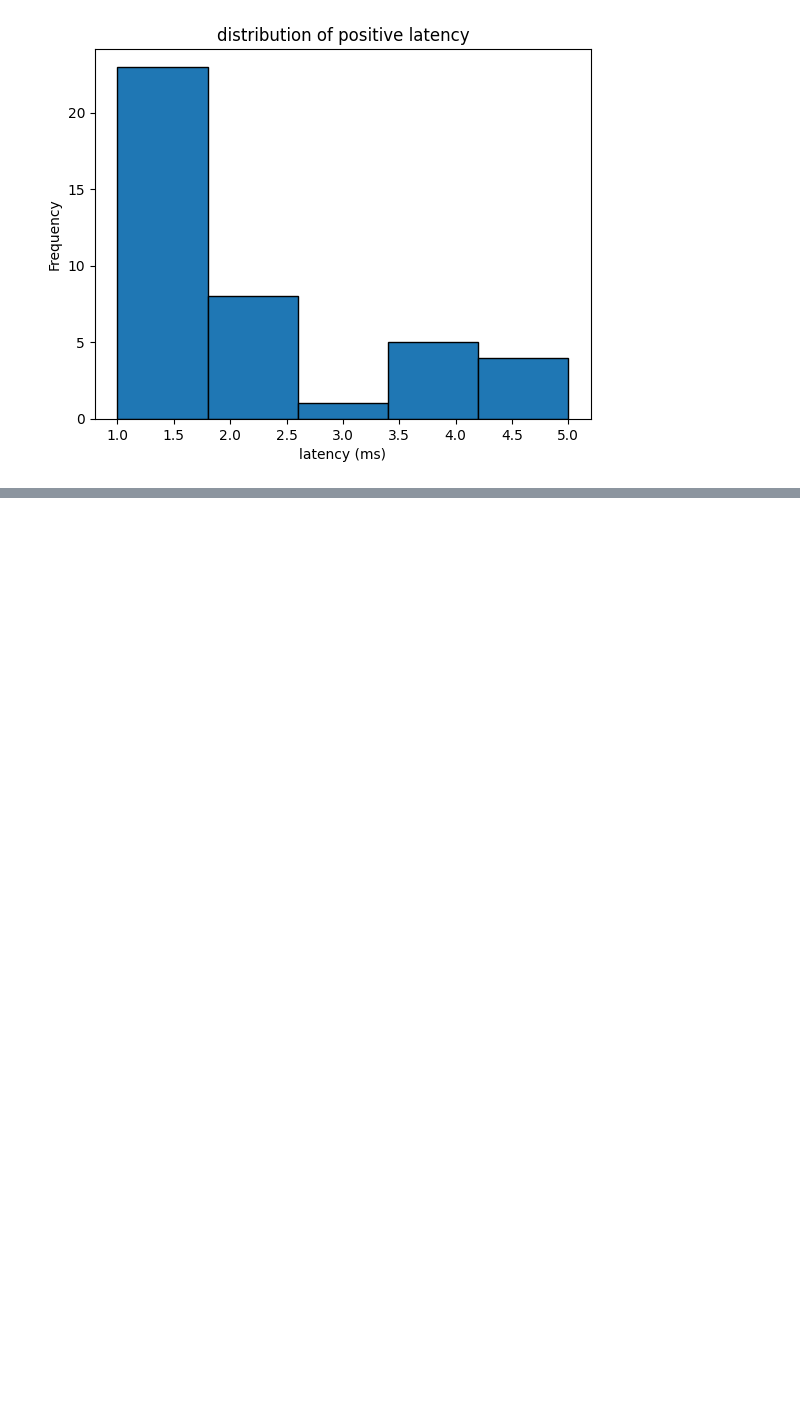
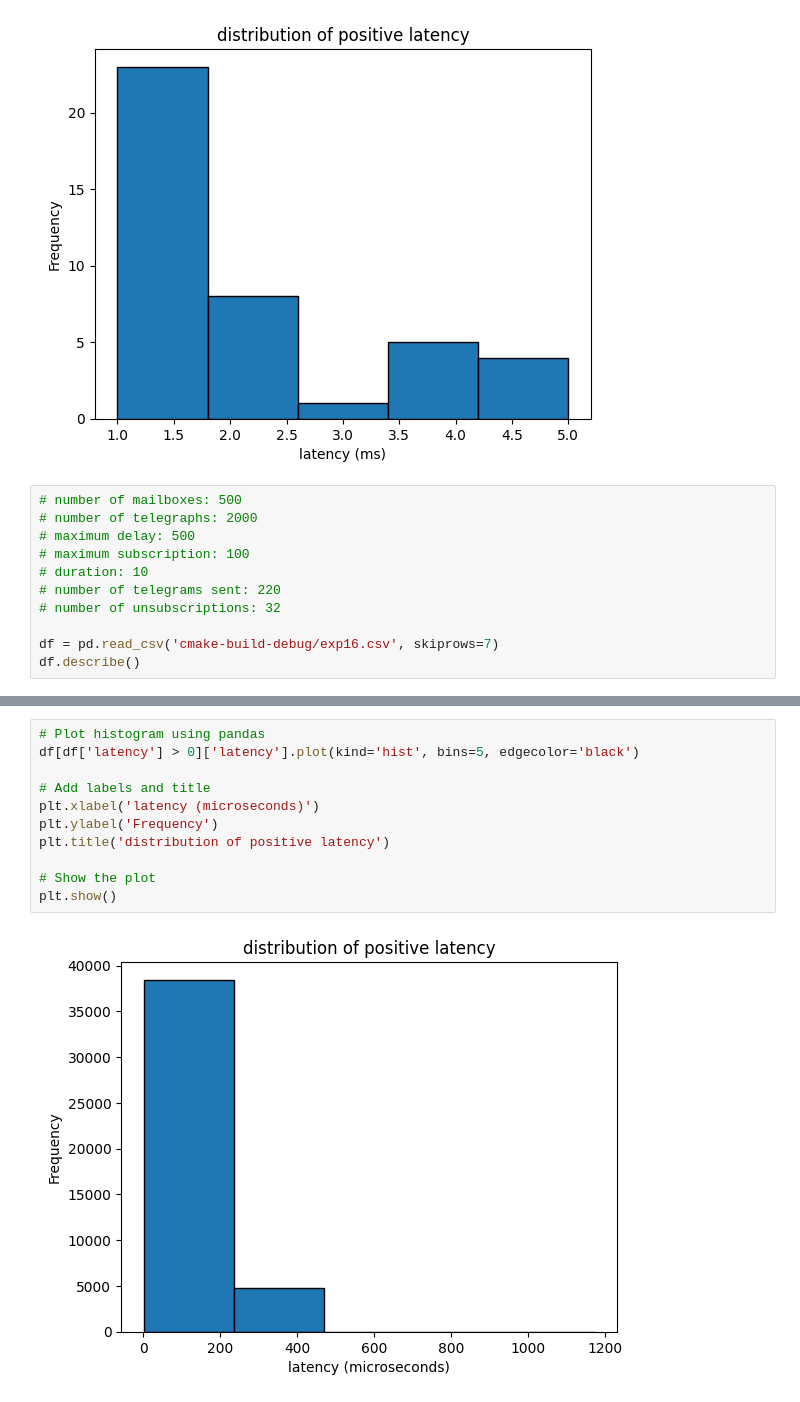
Before and after one commit to AliceSzzze/libgdx-ai-msg, a Jupyter notebook: analysis.ipynb, the cells around one changed output, grey strips where cells are left out. Saved outputs shown, nothing was run; the diff lists cells and outputs as text; blank space fills up the shorter version.

```diff
--- a/analysis.ipynb
+++ b/analysis.ipynb
@@ -284,3 +270,14 @@ plt.title('distribution of positive latency')
 plt.show()
 # %% [output]
 [figure]
+# %%
+# number of mailboxes: 500
+# number of telegraphs: 2000
+# maximum delay: 500
+# maximum subscription: 100
+# duration: 10
+# number of telegrams sent: 220
+# number of unsubscriptions: 32
+
+df = pd.read_csv('cmake-build-debug/exp16.csv', skiprows=7)
+df.describe()
@@ -286,0 +294,13 @@ plt.show()
+# %%
+# Plot histogram using pandas
+df[df['latency'] > 0]['latency'].plot(kind='hist', bins=5, edgecolor='black')
+
+# Add labels and title
+plt.xlabel('latency (microseconds)')
+plt.ylabel('Frequency')
+plt.title('distribution of positive latency')
+
+# Show the plot
+plt.show()
+# %% [output]
+[figure, added]
```
Also changed, not shown: parts of 2 cells of this notebook, 8 other files.
